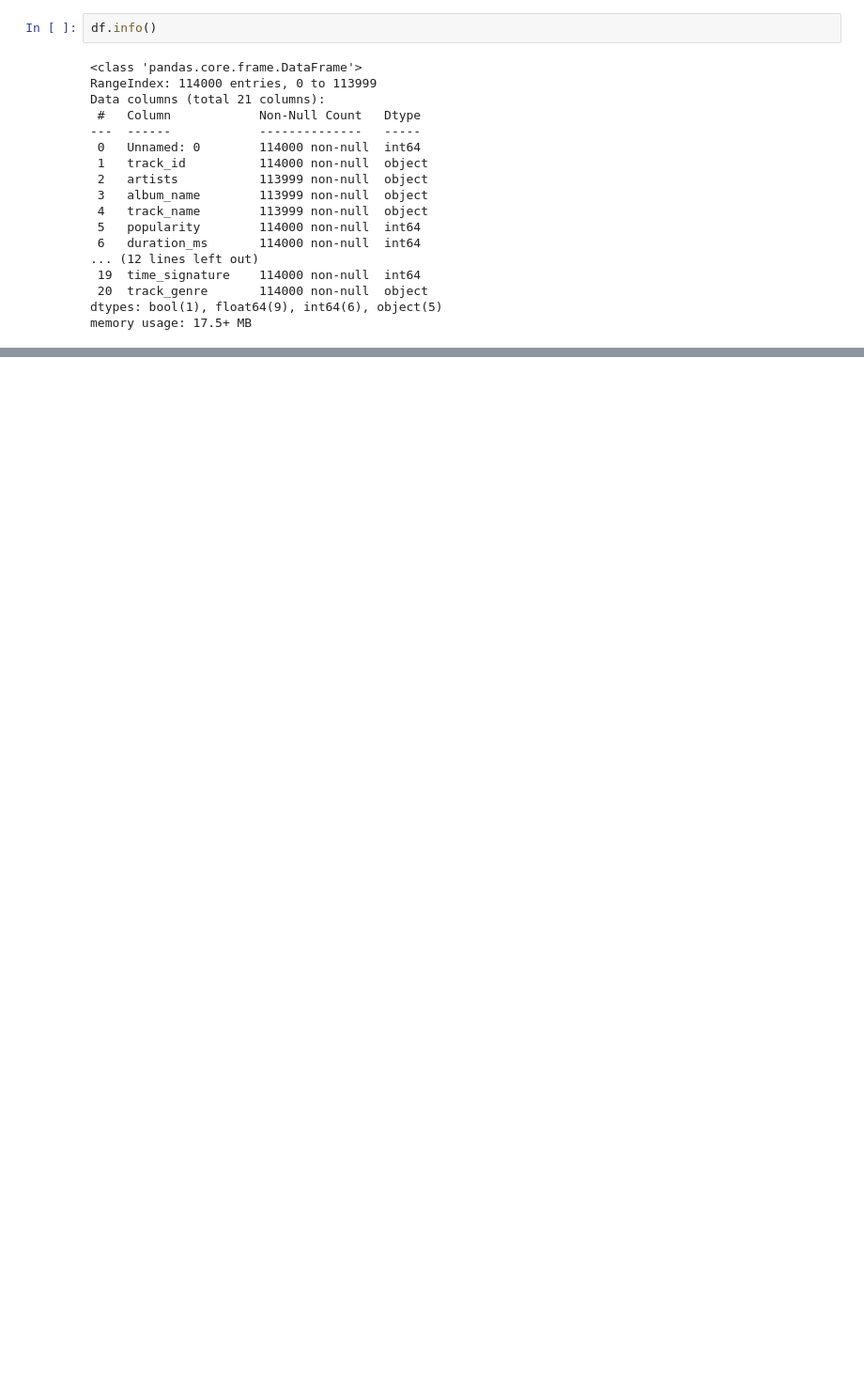
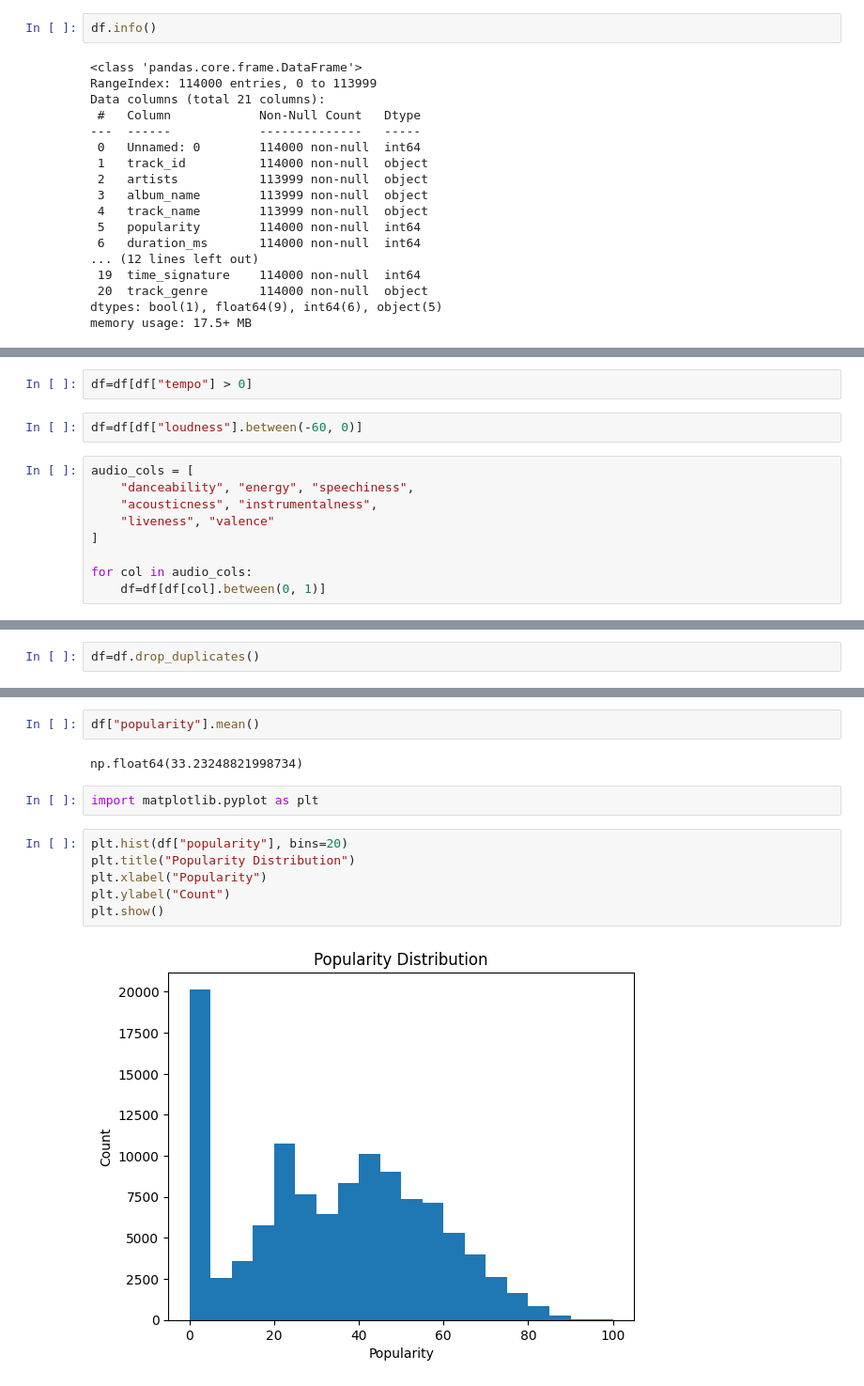
Before and after one commit to TanmaySaluja/recommender, a Jupyter notebook: project.ipynb, the cells around one changed output, grey strips where cells are left out. Shown at 94% size. Cells and saved outputs as stored; diff of their text form; blank space fills up the shorter version.

```diff
--- a/project.ipynb
+++ b/project.ipynb
@@ -185,0 +74,13 @@ df_final.head(10)
+# %%
+df=df[df["tempo"] > 0]
+# %%
+df=df[df["loudness"].between(-60, 0)]
+# %%
+audio_cols = [
+    "danceability", "energy", "speechiness",
+    "acousticness", "instrumentalness",
+    "liveness", "valence"
+]
+
+for col in audio_cols:
+    df=df[df[col].between(0, 1)]
@@ -185,0 +193,2 @@ df_final.head(10)
+# %%
+df=df.drop_duplicates()
@@ -185,0 +210,14 @@ df_final.head(10)
+# %%
+df["popularity"].mean()
+# %% [output]
+np.float64(33.23248821998734)
+# %%
+import matplotlib.pyplot as plt
+# %%
+plt.hist(df["popularity"], bins=20)
+plt.title("Popularity Distribution")
+plt.xlabel("Popularity")
+plt.ylabel("Count")
+plt.show()
+# %% [output]
+[figure, added]
```
Also changed, not shown: parts of 39 cells of this notebook, 1 other file.
